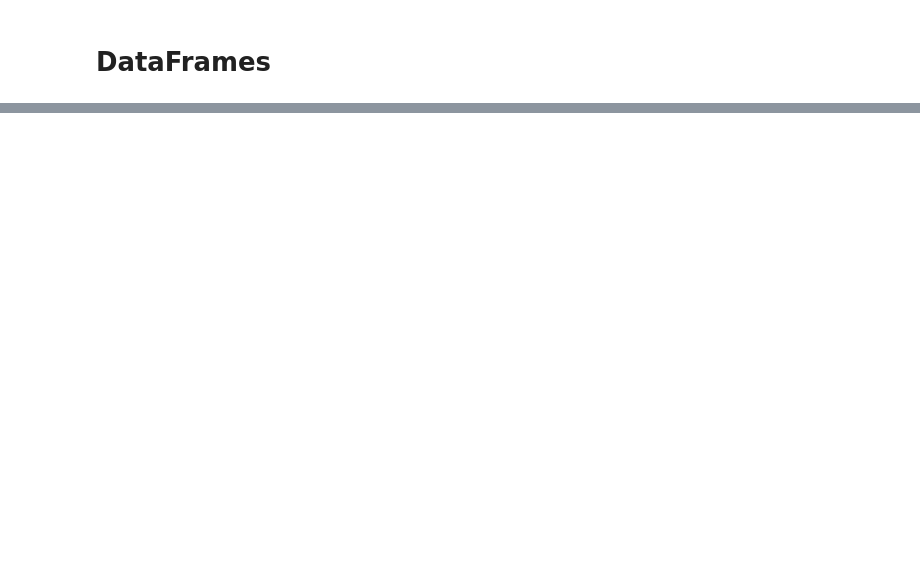
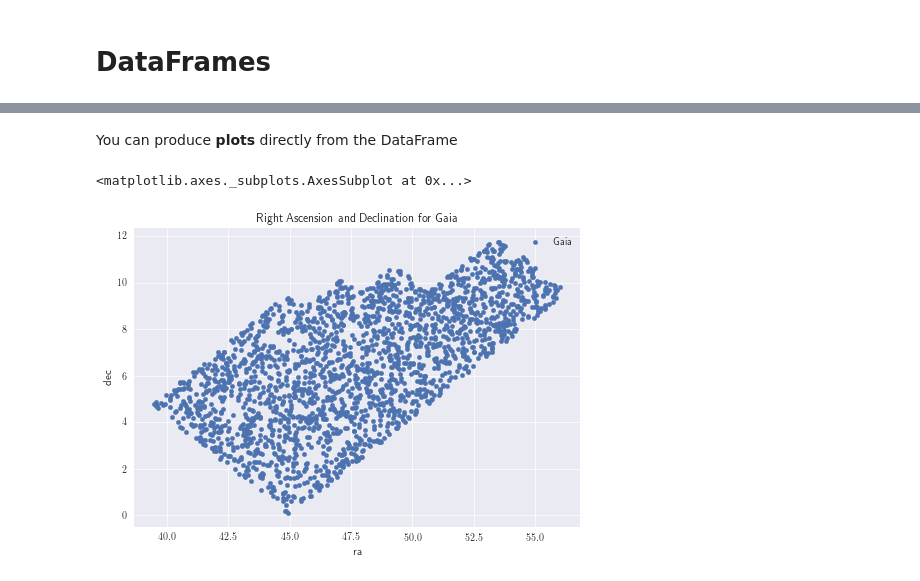
Before and after one commit to VandyAstroML/Vanderbilt_Computational_Bootcamp, a Jupyter notebook: notebooks/Week_08/08_Pandas.ipynb, the cells around one changed output, grey strips where cells are left out. Cells and saved outputs as stored; diff of their text form; code cells hidden in the pictures; blank space fills up the shorter version.

```diff
--- a/notebooks/Week_08/08_Pandas.ipynb
+++ b/notebooks/Week_08/08_Pandas.ipynb
@@ -40,0 +456,3 @@
+# %%
+gaia_df_2 = gaia_df.loc[:,['ra','dec','l','b']]
+gaia_df_2
@@ -40,0 +483,9 @@
+# %%
+# Defining indices to select from the DataFrame
+import random
+nrows = len(gaia_df_2)
+random_idx = random.sample(np.arange(nrows), int(0.01*nrows))
+random_idx = np.sort(random_idx)
+# %%
+gaia_df_3 = gaia_df_2.loc[random_idx,:]
+gaia_df_3
@@ -40,0 +513,3 @@
+# %%
+gaia_df_3.reset_index(inplace=True, drop=True)
+gaia_df_3
@@ -40,0 +535,7 @@
+# %% [markdown]
+You can produce __plots__ directly from the DataFrame
+# %%
+gaia_df_3.plot('ra','dec',kind='scatter', label='Gaia', title='Right Ascension and Declination for Gaia')
+# %% [output]
+<matplotlib.axes._subplots.AxesSubplot at 0x...>
+[figure, added]
```
Also changed, not shown: parts of 92 cells of this notebook.
